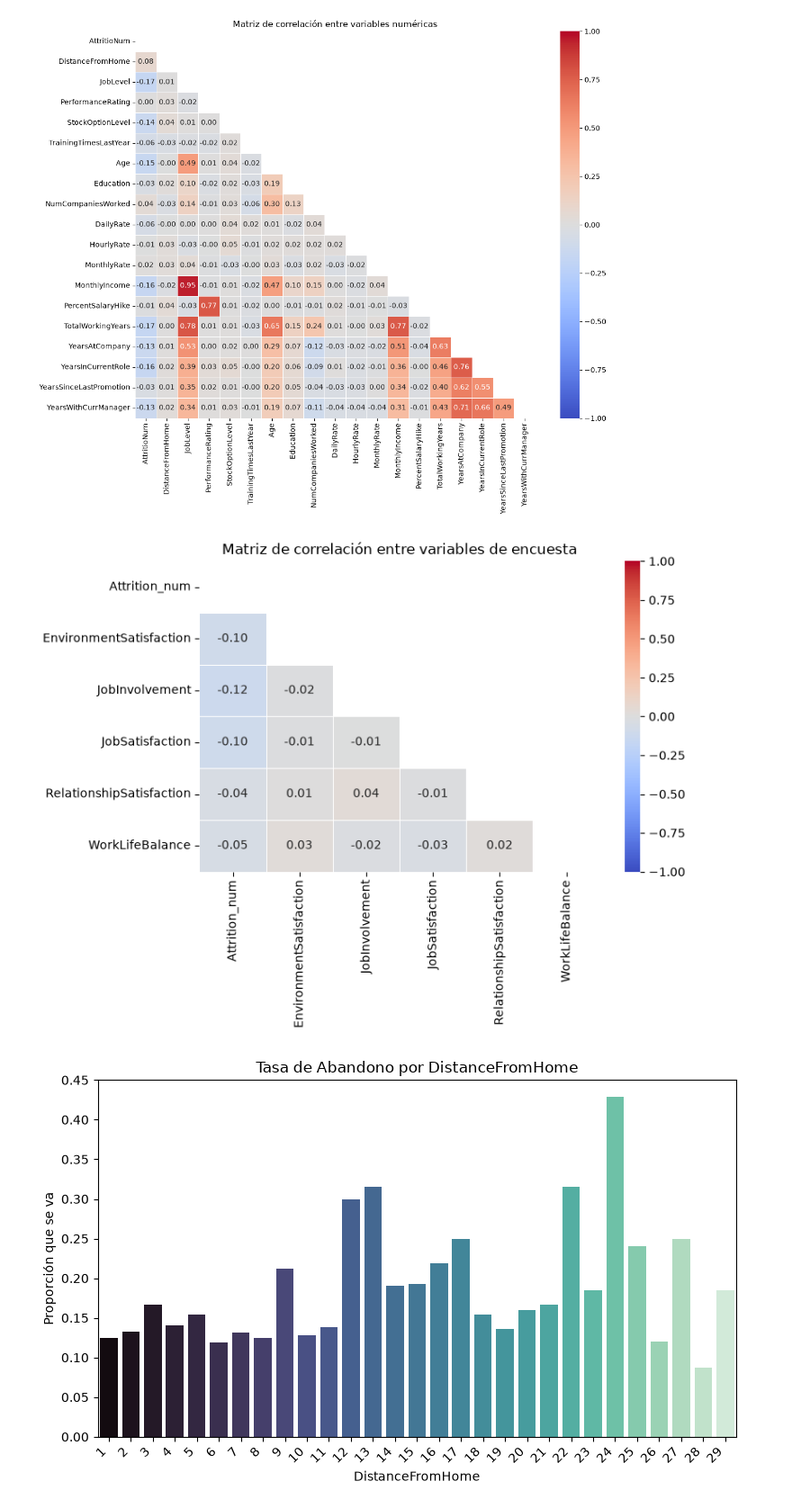
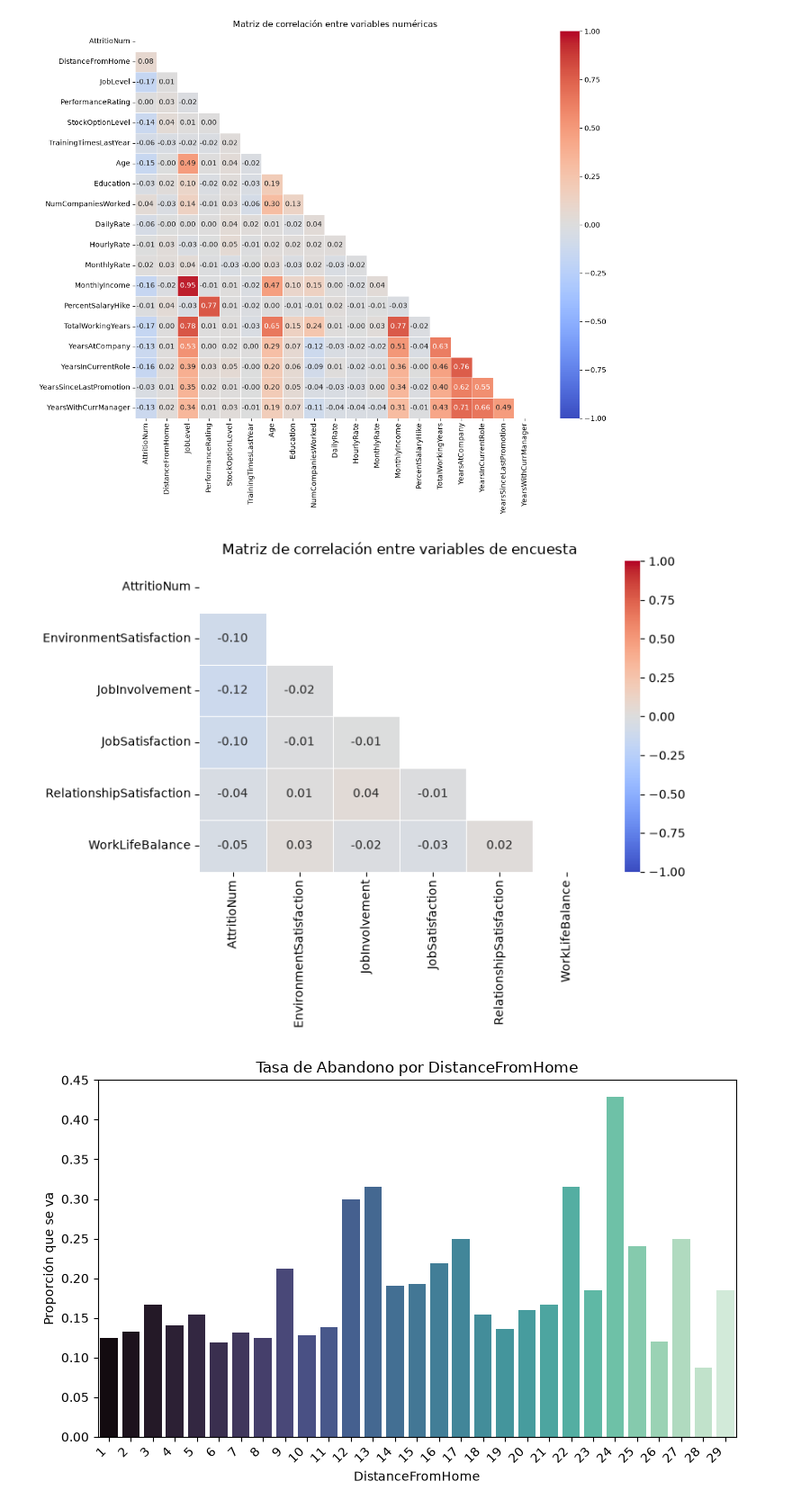
Before and after one commit to Adalab/project-da-promo-67-modulo-3-team-2, a Jupyter notebook: correlacion.ipynb, the cells around one changed output. Shown at 90% size. Saved outputs shown, nothing was run; the diff lists cells and outputs as text; code cells hidden in the pictures.

```diff
--- a/correlacion.ipynb
+++ b/correlacion.ipynb
@@ -51,7 +51,7 @@ variables_numericas1 = ['DistanceFromHome','JobLevel','PerformanceRating','Stock
 variables_numericas2= ['Age', 'Education','NumCompaniesWorked']
 # %%
 # conversión de Attrition en numérica para los gráficos
-df_final['AttritioNum'] = df_final['Attrition'].astype(int)
+df_final['AttritionNum'] = df_final['Attrition'].astype(int)
 # %% [markdown]
 - Correlación de attrition (abandono de la empresa) con las variables categóricas
 # %%
@@ -103,16 +103,16 @@ plt.show()
 # %% [output]
 [figure]
 # %%
-cols_heatmap = ['AttritioNum'] + variables_encuesta
+cols_heatmap = ['AttritionNum'] + variables_encuesta
 correlacion_matrix2 = df_final[cols_heatmap].corr(method='spearman')
 masc = np.triu(np.ones_like(correlacion_matrix2, dtype=bool))
 plt.figure(figsize=(8, 6))
 sns.heatmap(correlacion_matrix2, annot=True, cmap='coolwarm', fmt='.2f', linewidths=.5, mask=masc, vmin=-1, vmax=1)
 plt.title('Matriz de correlación entre variables de encuesta')
 plt.tight_layout()
 plt.show()
 # %% [output]
-[figure, old version]
+[figure, new version]
 # %%
 crear_graficos_barras(df_final, variables_numericas1)
 # %% [output]
```
Also changed, not shown: parts of 11 cells of this notebook.
